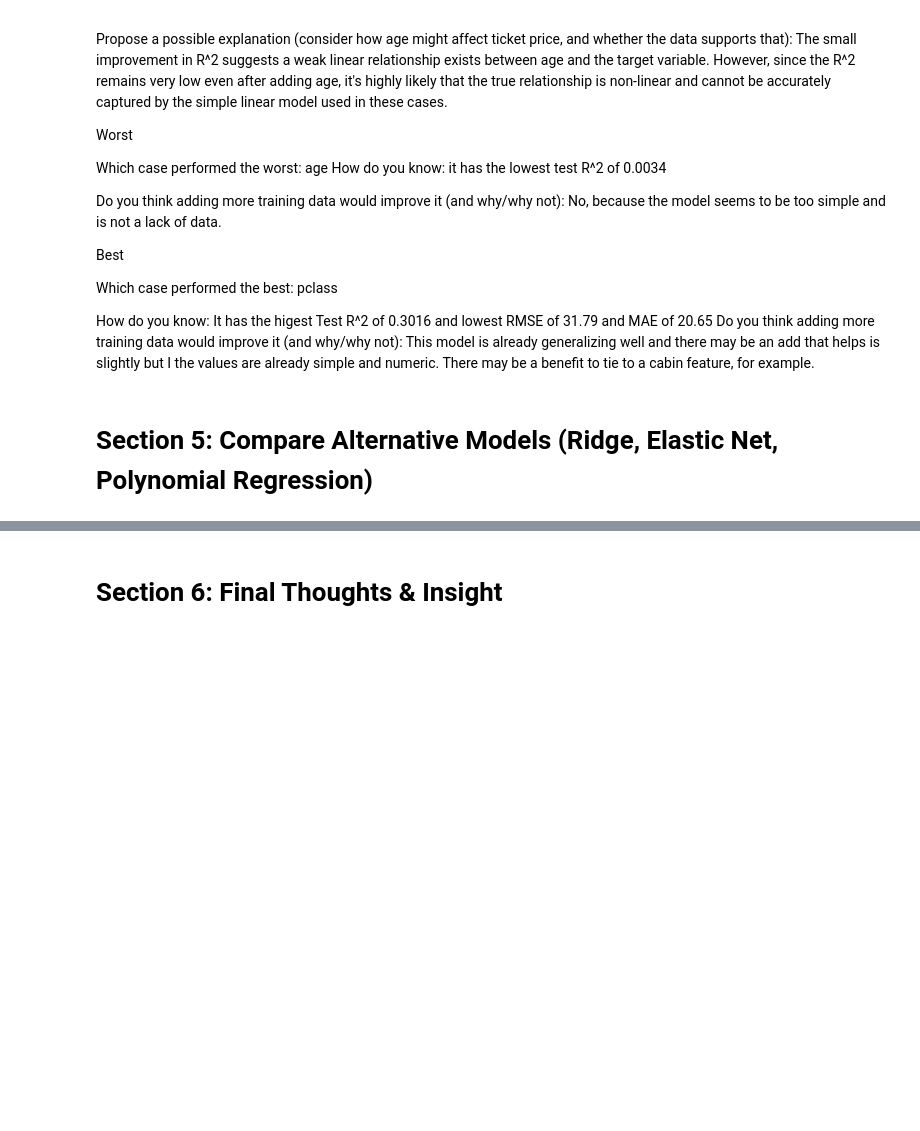
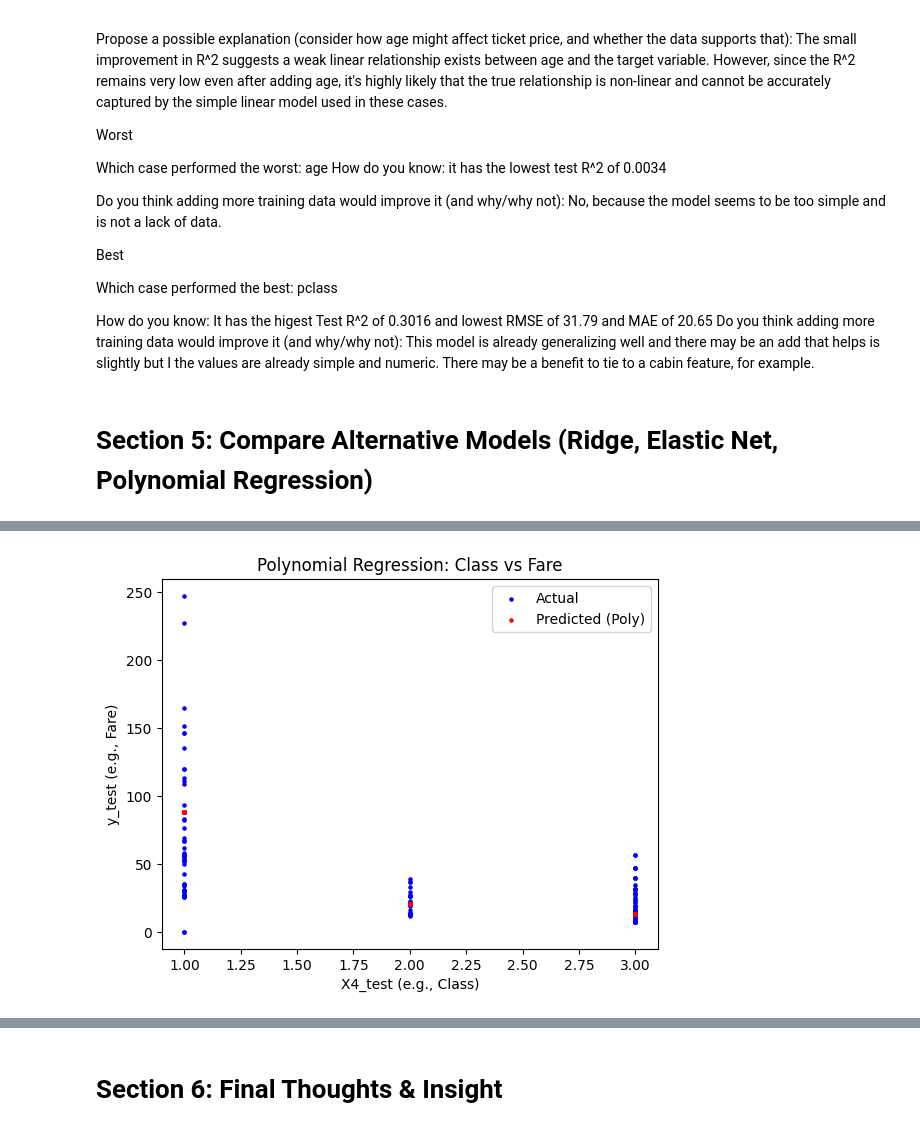
Before and after one commit to jarjarredred/ml-modules, a Jupyter notebook: notebooks/project04/ml04_jarred.ipynb, the cells around one changed output, grey strips where cells are left out. Cells and saved outputs as stored; diff of their text form; code cells hidden in the pictures; blank space fills up the shorter version.

```diff
--- a/notebooks/project04/ml04_jarred.ipynb
+++ b/notebooks/project04/ml04_jarred.ipynb
@@ -193,0 +238,27 @@ Do you think adding more training data would improve it (and why/why not): This
+# %%
+# Set up the poly inputs
+poly = PolynomialFeatures(degree=7)
+X_train_poly = poly.fit_transform(X4_train)
+X_test_poly = poly.transform(X4_test)
+
+# Use the poly inputs in the LR model
+poly_model = LinearRegression()
+poly_model.fit(X_train_poly, y4_train)
+y_pred_poly = poly_model.predict(X_test_poly)
+
+# Visualize Polynomial Cubic Fit
+
+# Set the size of the actual and predicted points to a small value (e.g., s=5)
+# Use a common size for both to make them equally small
+small_size = 5
+
+plt.scatter(X4_test, y4_test, color='blue', label='Actual', s=small_size)
+plt.scatter(X4_test, y_pred_poly, color='red', label='Predicted (Poly)', s=small_size)
+
+plt.legend()
+plt.title("Polynomial Regression: Class vs Fare")
+plt.xlabel("X4_test (e.g., Class)") # Added for clarity, you may need to adjust the label
+plt.ylabel("y_test (e.g., Fare)")   # Added for clarity, you may need to adjust the label
+plt.show()
+# %% [output]
+[figure, added]
```
Also changed, not shown: parts of 9 cells of this notebook, 1 other file.
